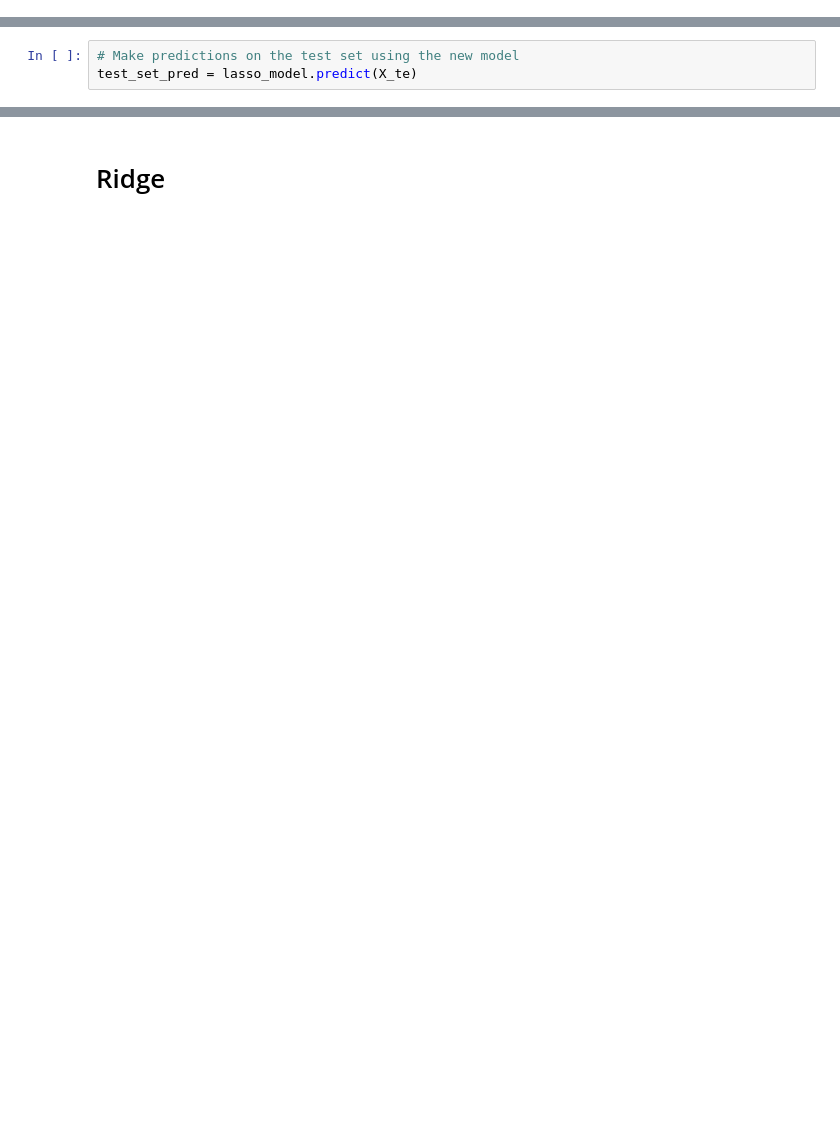
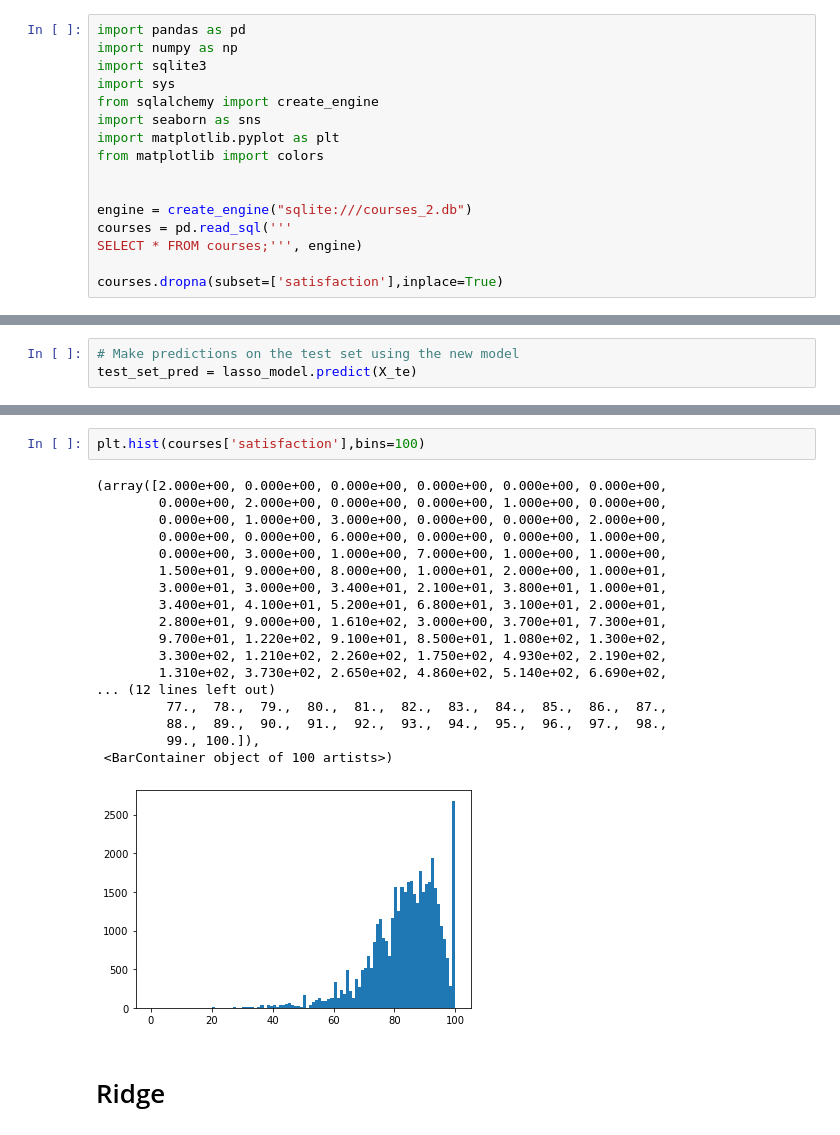
Before and after one commit to matteofortier/LR_PROJECT, a Jupyter notebook: 4_regression_all.ipynb, the cells around one changed output, grey strips where cells are left out. Cells and saved outputs as stored; diff of their text form; blank space fills up the shorter version.

```diff
--- a/4_regression_all.ipynb
+++ b/4_regression_all.ipynb
@@ -85,2 +1,18 @@ courses.dropna(subset=['satisfaction','longitude'],inplace=True)
+# %%
+import pandas as pd
+import numpy as np
+import sqlite3
+import sys
+from sqlalchemy import create_engine
+import seaborn as sns
+import matplotlib.pyplot as plt
+from matplotlib import colors
+
+
+engine = create_engine("sqlite:///courses_2.db")
+courses = pd.read_sql('''
+SELECT * FROM courses;''', engine)
+
+courses.dropna(subset=['satisfaction'],inplace=True)
 # %%
 from sklearn.model_selection import train_test_split
@@ -228,2 +232,23 @@ r2_score(y_test, test_set_pred)
+# %%
+plt.hist(courses['satisfaction'],bins=100)
+# %% [output]
+(array([2.000e+00, 0.000e+00, 0.000e+00, 0.000e+00, 0.000e+00, 0.000e+00,
+        0.000e+00, 2.000e+00, 0.000e+00, 0.000e+00, 1.000e+00, 0.000e+00,
+        0.000e+00, 1.000e+00, 3.000e+00, 0.000e+00, 0.000e+00, 2.000e+00,
+        0.000e+00, 0.000e+00, 6.000e+00, 0.000e+00, 0.000e+00, 1.000e+00,
+        0.000e+00, 3.000e+00, 1.000e+00, 7.000e+00, 1.000e+00, 1.000e+00,
+        1.500e+01, 9.000e+00, 8.000e+00, 1.000e+01, 2.000e+00, 1.000e+01,
+        3.000e+01, 3.000e+00, 3.400e+01, 2.100e+01, 3.800e+01, 1.000e+01,
+        3.400e+01, 4.100e+01, 5.200e+01, 6.800e+01, 3.100e+01, 2.000e+01,
+        2.800e+01, 9.000e+00, 1.610e+02, 3.000e+00, 3.700e+01, 7.300e+01,
+        9.700e+01, 1.220e+02, 9.100e+01, 8.500e+01, 1.080e+02, 1.300e+02,
+        3.300e+02, 1.210e+02, 2.260e+02, 1.750e+02, 4.930e+02, 2.190e+02,
+        1.310e+02, 3.730e+02, 2.650e+02, 4.860e+02, 5.140e+02, 6.690e+02,
+... (12 lines left out)
+         77.,  78.,  79.,  80.,  81.,  82.,  83.,  84.,  85.,  86.,  87.,
+         88.,  89.,  90.,  91.,  92.,  93.,  94.,  95.,  96.,  97.,  98.,
+         99., 100.]),
+ <BarContainer object of 100 artists>)
+[figure, added]
 # %% [markdown]
 # Ridge
```
Also changed, not shown: parts of 32 cells of this notebook, 6 other files.
